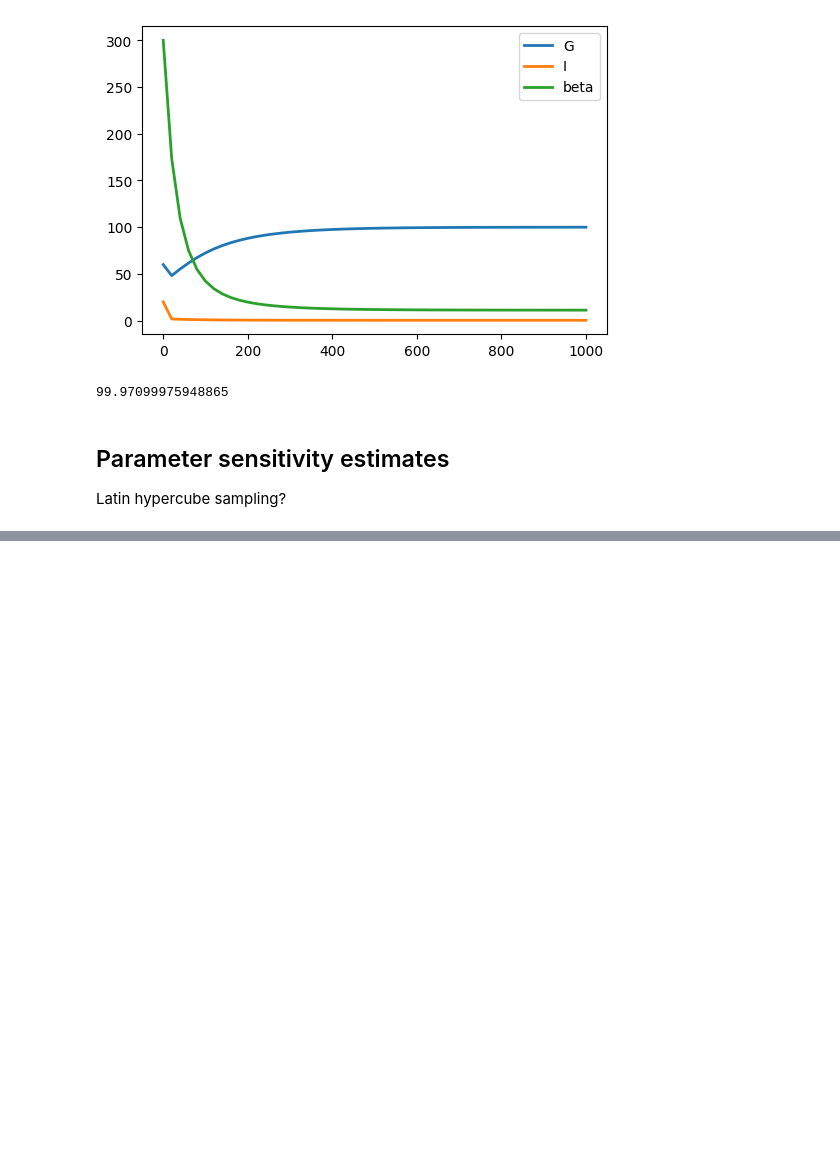
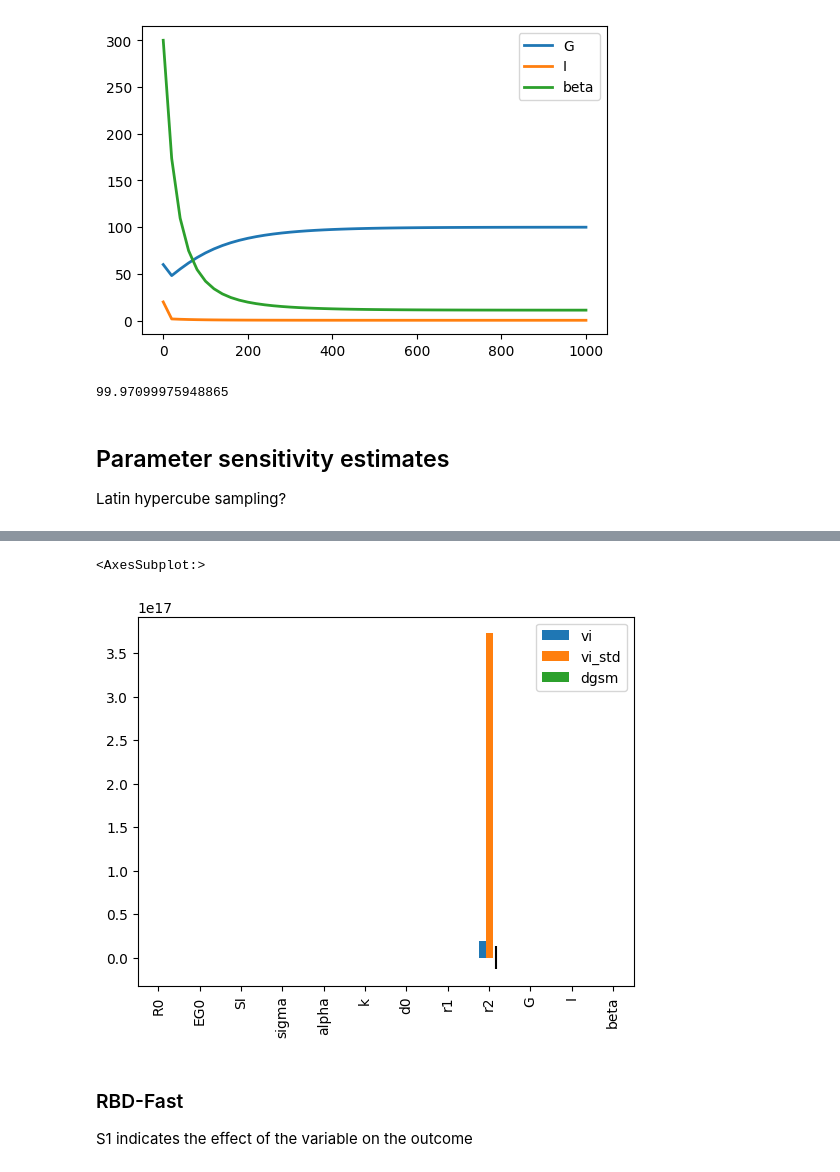
Before and after one commit to yjzhang/t2d_models, a Jupyter notebook: topp_2000.ipynb, the cells around one changed output, grey strips where cells are left out. Saved outputs shown, nothing was run; the diff lists cells and outputs as text; code cells hidden in the pictures; blank space fills up the shorter version.

```diff
--- a/topp_2000.ipynb
+++ b/topp_2000.ipynb
@@ -188,0 +254,6 @@ df
+# %%
+X = finite_diff.sample(problem, 3000)
+# %%
+Y = topp_2000_evaluate(X)
+# %%
+Si_dgsm = dgsm.analyze(problem, X, Y[:,0])
@@ -188,0 +280,9 @@ df
+# %%
+Si_dgsm.plot()
+# %% [output]
+<AxesSubplot:>
+[figure, added]
+# %% [markdown]
+### RBD-Fast
+
+S1 indicates the effect of the variable on the outcome
```
Also changed, not shown: parts of 46 cells of this notebook.
